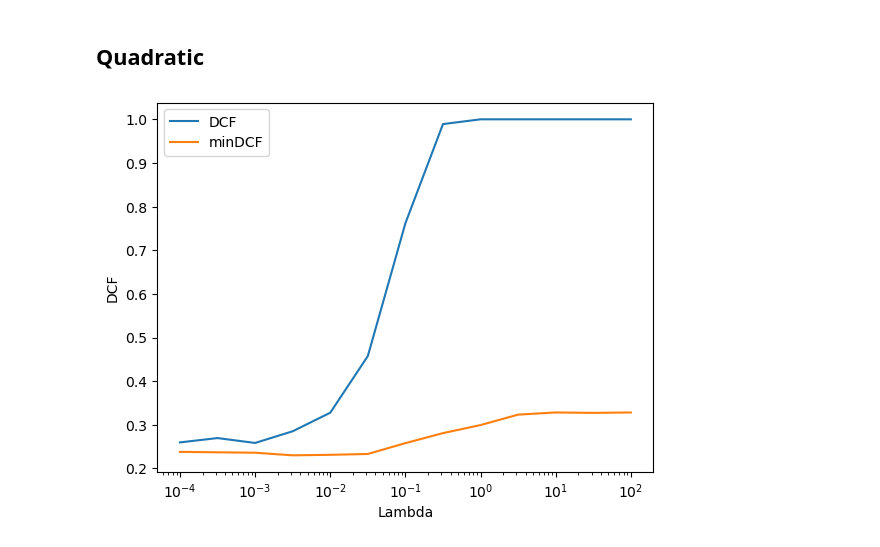
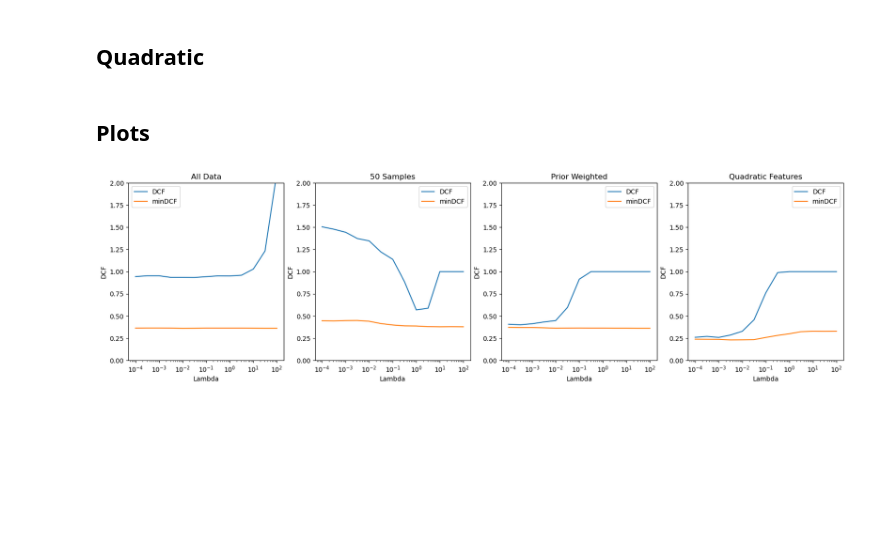
Before and after one commit to Artlima1/mlpr, a Jupyter notebook: labs/project/Project.ipynb, the cells around one changed output. Saved outputs shown, nothing was run; the diff lists cells and outputs as text; code cells hidden in the pictures; blank space fills up the shorter version.

```diff
--- a/labs/project/Project.ipynb
+++ b/labs/project/Project.ipynb
@@ -19,5 +354,5 @@ labels = [0, 1]
 # %%
-model = BinaryLR(pi1=0.1)
+lr = BinaryLR(pi1=0.1)
 # %%
 lamb = np.logspace(-4, 2, 13)
 # %% [markdown]
@@ -72,13 +387,13 @@ plt.show()
 ## Prior weighted
 # %%
 
-DCFs = np.zeros(len(lamb))
-minDCFs = np.zeros(len(lamb))
+DCFs_pw = np.zeros(len(lamb))
+minDCFs_pw = np.zeros(len(lamb))
 for i, l in enumerate(lamb):
-    model.set_lambda(l)
-    model.fit(DTR, LTR, prior_weighted=True)
-    pred = model.predict(DTE)
-    DCF = model.evaluate(LTE)[3]
-    minDCF = model.calc_minDCF(LTE)
-    DCFs[i] = DCF
-    minDCFs[i] = minDCF
+    lr.set_lambda(l)
+    lr.fit(DTR, LTR, prior_weighted=True)
+    pred = lr.predict(DTE)
+    DCF = lr.evaluate(LTE)[3]
+    minDCF = lr.calc_minDCF(LTE)
+    DCFs_pw[i] = DCF
+    minDCFs_pw[i] = minDCF
@@ -117,10 +410,43 @@ for i, l in enumerate(lamb):
-# %%
-plt.plot(lamb, DCFs, label='DCF')
-plt.plot(lamb, minDCFs, label='minDCF')
-plt.xscale('log', base=10)
-plt.xlabel('Lambda')
-plt.ylabel('DCF')
-plt.legend()
-plt.show()
-# %% [output]
-[figure, removed]
+# %% [markdown]
+## Plots
+# %%
+fig, ax = plt.subplots(1, 4, figsize=(20, 5))
+
+ax[0].plot(lamb, DCFs_allData, label='DCF')
+ax[0].plot(lamb, minDCFs_allData, label='minDCF')
+ax[0].set_xscale('log', base=10)
+ax[0].set_ylim([0, 2])
+ax[0].set_xlabel('Lambda')
+ax[0].set_ylabel('DCF')
+ax[0].set_title('All Data')
+ax[0].legend()
+
+ax[1].plot(lamb, DCFs_50samples, label='DCF')
+ax[1].plot(lamb, minDCFs_50samples, label='minDCF')
+ax[1].set_xscale('log', base=10)
+ax[1].set_ylim([0, 2])
+ax[1].set_xlabel('Lambda')
+ax[1].set_ylabel('DCF')
+ax[1].set_title('50 Samples')
+ax[1].legend()
+
+ax[2].plot(lamb, DCFs_pw, label='DCF')
+ax[2].plot(lamb, minDCFs_pw, label='minDCF')
+ax[2].set_xscale('log', base=10)
+ax[2].set_ylim([0, 2])
+ax[2].set_xlabel('Lambda')
+ax[2].set_ylabel('DCF')
+ax[2].set_title('Prior Weighted')
+ax[2].legend()
+
+ax[3].plot(lamb, DCFs_quadratic, label='DCF')
+ax[3].plot(lamb, minDCFs_quadratic, label='minDCF')
+ax[3].set_xscale('log', base=10)
+ax[3].set_ylim([0, 2])
+ax[3].set_xlabel('Lambda')
+ax[3].set_ylabel('DCF')
+ax[3].set_title('Quadratic Features')
+ax[3].legend()
+plt.show()
+# %% [output]
+[figure, added]
```
Also changed, not shown: parts of 44 cells of this notebook, 5 other files.
